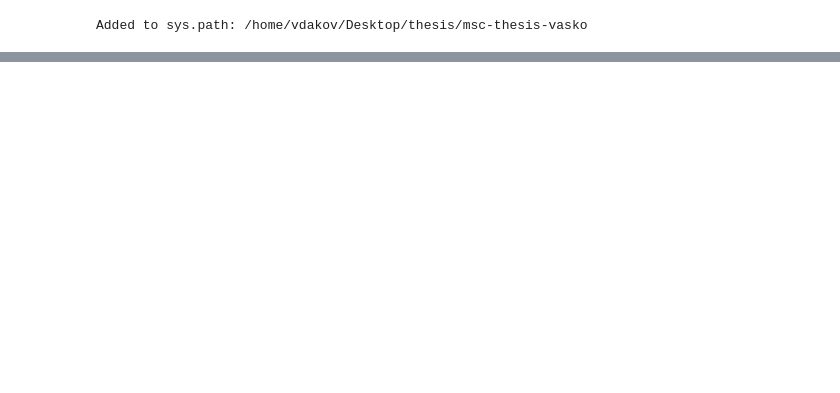
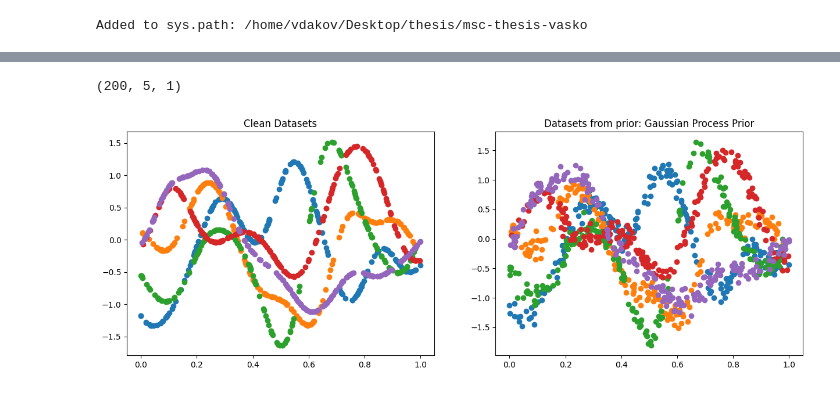
Before and after one commit to vdakov/msc-thesis-learning-priors, a Jupyter notebook: notebooks/experiments-gp-prior.ipynb, the cells around one changed output, grey strips where cells are left out. Saved outputs shown, nothing was run; the diff lists cells and outputs as text; code cells hidden in the pictures; blank space fills up the shorter version.

```diff
--- a/notebooks/experiments-gp-prior.ipynb
+++ b/notebooks/experiments-gp-prior.ipynb
@@ -106,0 +86,6 @@ DataLoader.__dict__ {'num_steps': 50, 'fuse_x_y': False, 'get_batch_kwargs': {'b
+# %%
+hyperparameters = { 'kernel': "rbf", 'length_scale': 0.1}
+prior.visualize_datasets(number_of_datasets=5, num_points_per_dataset=200, num_features_per_dataset=1, device='cpu', **hyperparameters)
+# %% [output]
+(200, 5, 1)
+[figure, added]
```
Also changed, not shown: parts of 5 cells of this notebook, 9 other files.
